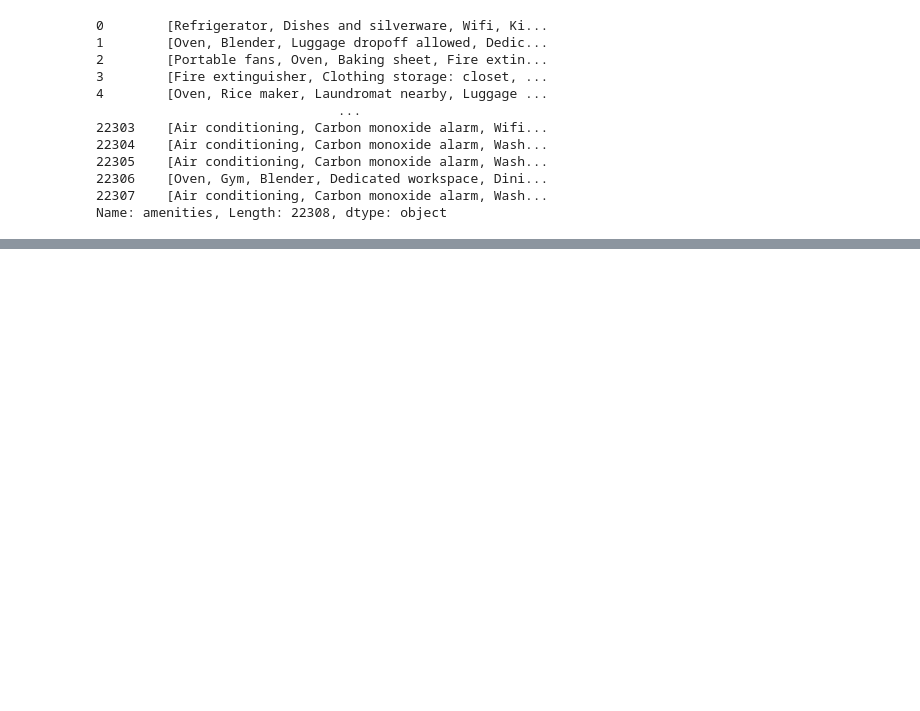
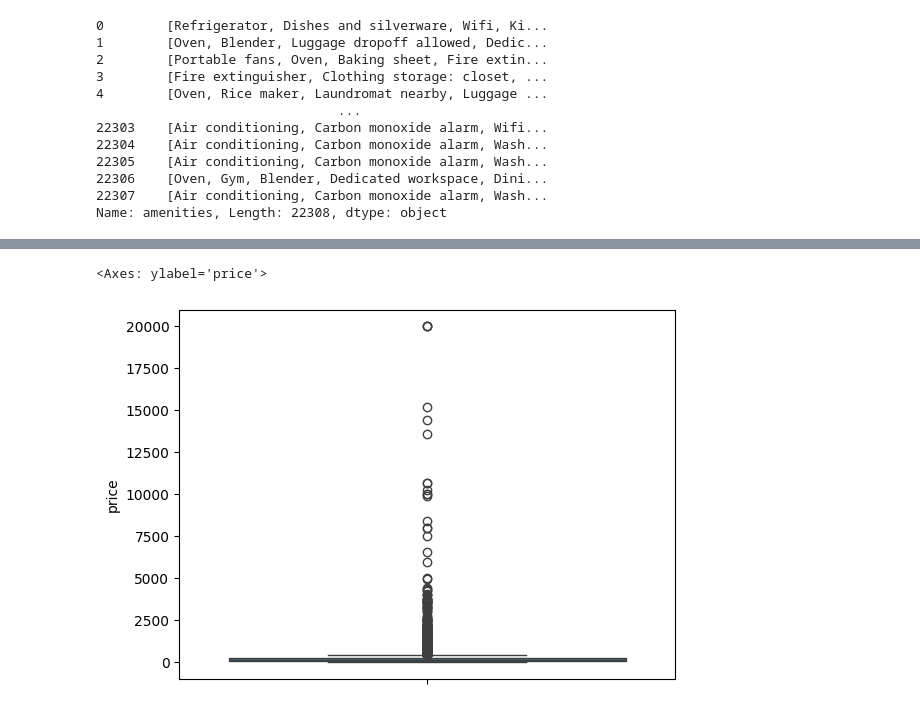
Before and after one commit to KyungminChang/data-analysis-project-BBB, a Jupyter notebook: 01_preprocessiong.ipynb, the cells around one changed output, grey strips where cells are left out. Cells and saved outputs as stored; diff of their text form; code cells hidden in the pictures; blank space fills up the shorter version.

```diff
--- a/01_preprocessiong.ipynb
+++ b/01_preprocessiong.ipynb
@@ -277,0 +373,4 @@ Name: amenities, Length: 22308, dtype: object
+# %%
+df['price'] = df['price'].str.replace('$','',regex=False).str.replace(',','',regex=False)
+# %%
+df['price'] = pd.to_numeric(df['price'], errors='coerce')
@@ -277,0 +392,6 @@ Name: amenities, Length: 22308, dtype: object
+# %%
+hlc_data = df['price']
+sns.boxplot(data=hlc_data)
+# %% [output]
+<Axes: ylabel='price'>
+[figure, added]
```
Also changed, not shown: parts of 20 cells of this notebook.
